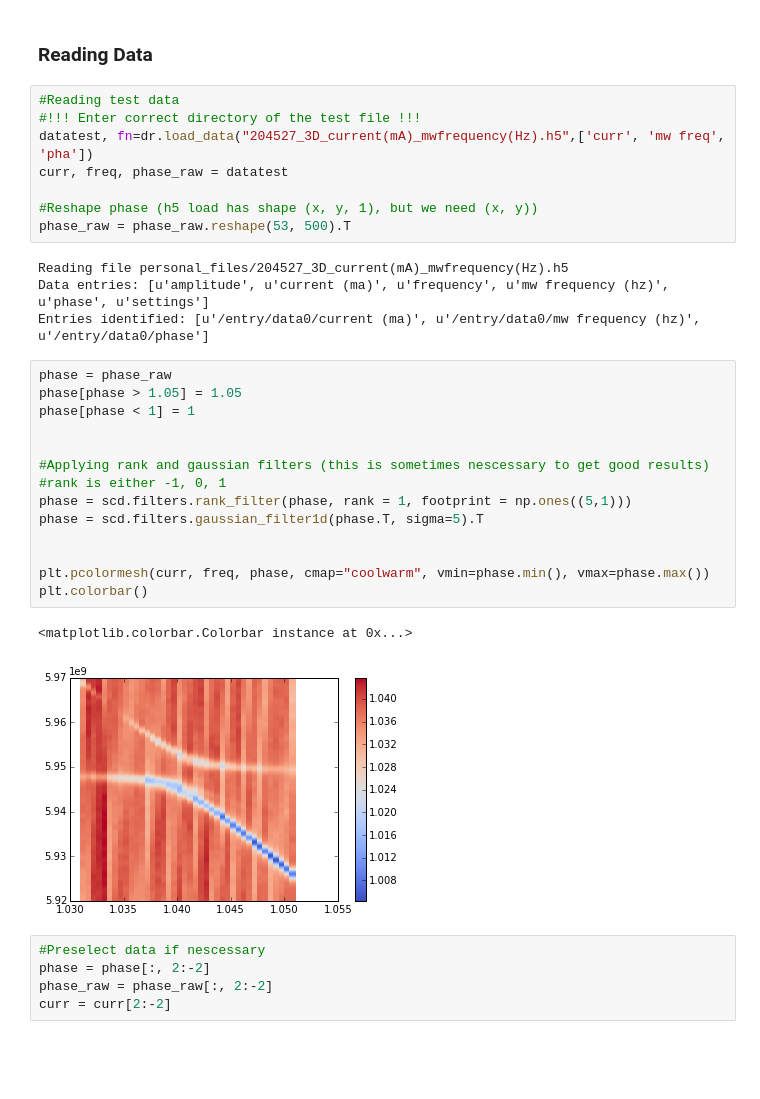
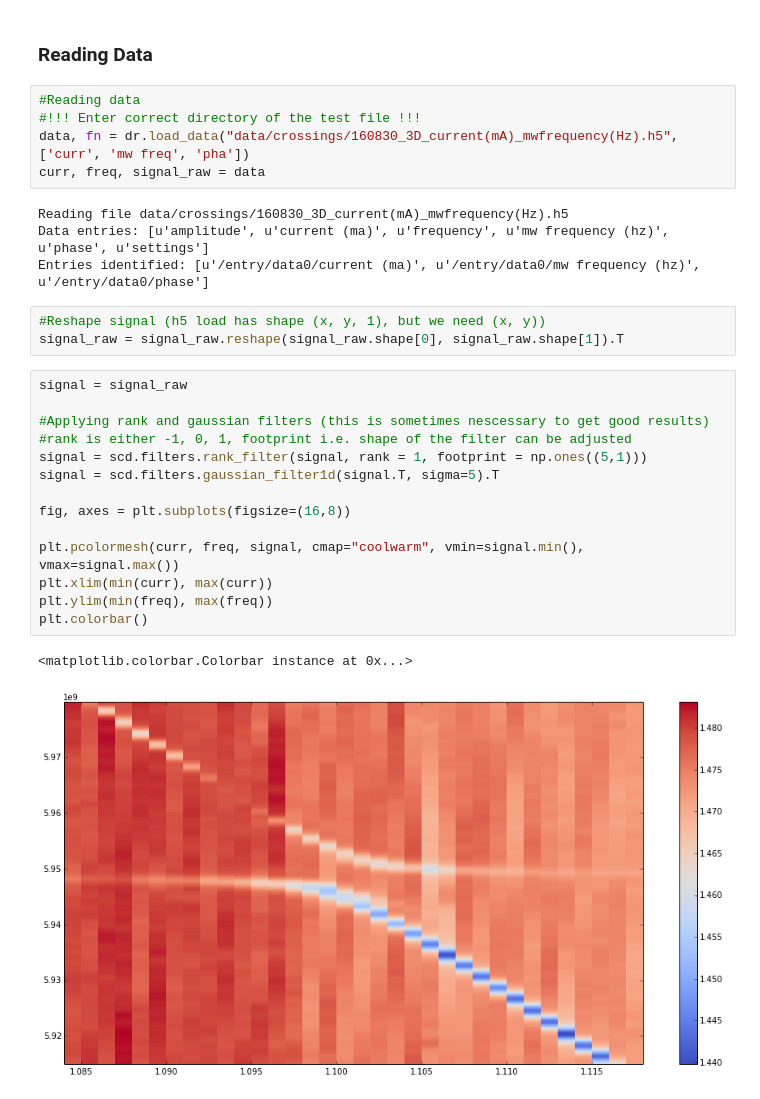
Before and after one commit to qkitgroup/qkit, a Jupyter notebook: qkit/analysis/avoided_crossing_fit/Avoided_Crossing.ipynb, the cells around one changed output. Cells and saved outputs as stored; diff of their text form; blank space fills up the shorter version.

Commit message:
Bugfixes to Avoided crossing fitter by AS

```diff
--- a/qkit/analysis/avoided_crossing_fit/Avoided_Crossing.ipynb
+++ b/qkit/analysis/avoided_crossing_fit/Avoided_Crossing.ipynb
@@ -19,39 +17,34 @@ WARNING:root:no qtLAB environment
 # %% [markdown]
 ### Reading Data
 # %%
-#Reading test data
+#Reading data
 #!!! Enter correct directory of the test file !!!
-datatest, fn=dr.load_data("204527_3D_current(mA)_mwfrequency(Hz).h5",['curr', 'mw freq', 'pha'])
-curr, freq, phase_raw = datatest
-
-#Reshape phase (h5 load has shape (x, y, 1), but we need (x, y))
-phase_raw = phase_raw.reshape(53, 500).T
+data, fn = dr.load_data("data/crossings/160830_3D_current(mA)_mwfrequency(Hz).h5",['curr', 'mw freq', 'pha'])
+curr, freq, signal_raw = data
 # %% [output]
-Reading file personal_files/204527_3D_current(mA)_mwfrequency(Hz).h5
+Reading file data/crossings/160830_3D_current(mA)_mwfrequency(Hz).h5
 Data entries: [u'amplitude', u'current (ma)', u'frequency', u'mw frequency (hz)', u'phase', u'settings']
 Entries identified: [u'/entry/data0/current (ma)', u'/entry/data0/mw frequency (hz)', u'/entry/data0/phase']
+# %%
+#Reshape signal (h5 load has shape (x, y, 1), but we need (x, y))
+signal_raw = signal_raw.reshape(signal_raw.shape[0], signal_raw.shape[1]).T
 # %%
-phase = phase_raw
-phase[phase > 1.05] = 1.05
-phase[phase < 1] = 1
-
+signal = signal_raw
 
 #Applying rank and gaussian filters (this is sometimes nescessary to get good results)
-#rank is either -1, 0, 1
-phase = scd.filters.rank_filter(phase, rank = 1, footprint = np.ones((5,1)))
-phase = scd.filters.gaussian_filter1d(phase.T, sigma=5).T
+#rank is either -1, 0, 1, footprint i.e. shape of the filter can be adjusted
+signal = scd.filters.rank_filter(signal, rank = 1, footprint = np.ones((5,1)))
+signal = scd.filters.gaussian_filter1d(signal.T, sigma=5).T
 
+fig, axes = plt.subplots(figsize=(16,8))
 
-plt.pcolormesh(curr, freq, phase, cmap="coolwarm", vmin=phase.min(), vmax=phase.max())
+plt.pcolormesh(curr, freq, signal, cmap="coolwarm", vmin=signal.min(), vmax=signal.max())
+plt.xlim(min(curr), max(curr))
+plt.ylim(min(freq), max(freq))
 plt.colorbar()
 # %% [output]
 <matplotlib.colorbar.Colorbar instance at 0x...>
-[figure, old version]
+[figure, new version]
-# %%
-#Preselect data if nescessary
-phase = phase[:, 2:-2]
-phase_raw = phase_raw[:, 2:-2]
-curr = curr[2:-2]
 # %%
 reload(acf)
 # %% [output]
```
Also changed, not shown: parts of 10 cells of this notebook, 1 other file.
